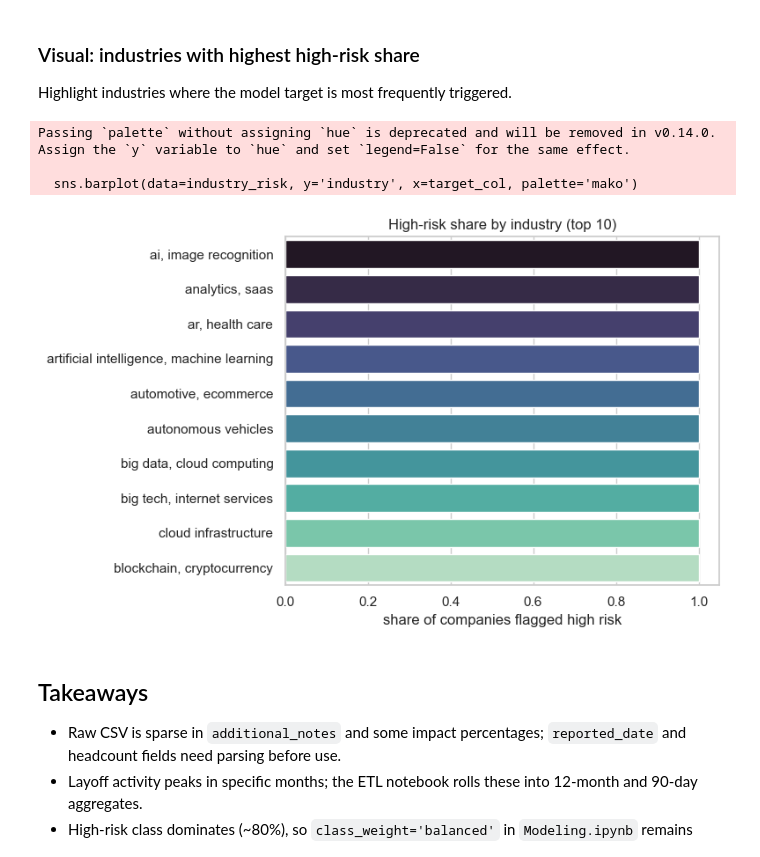
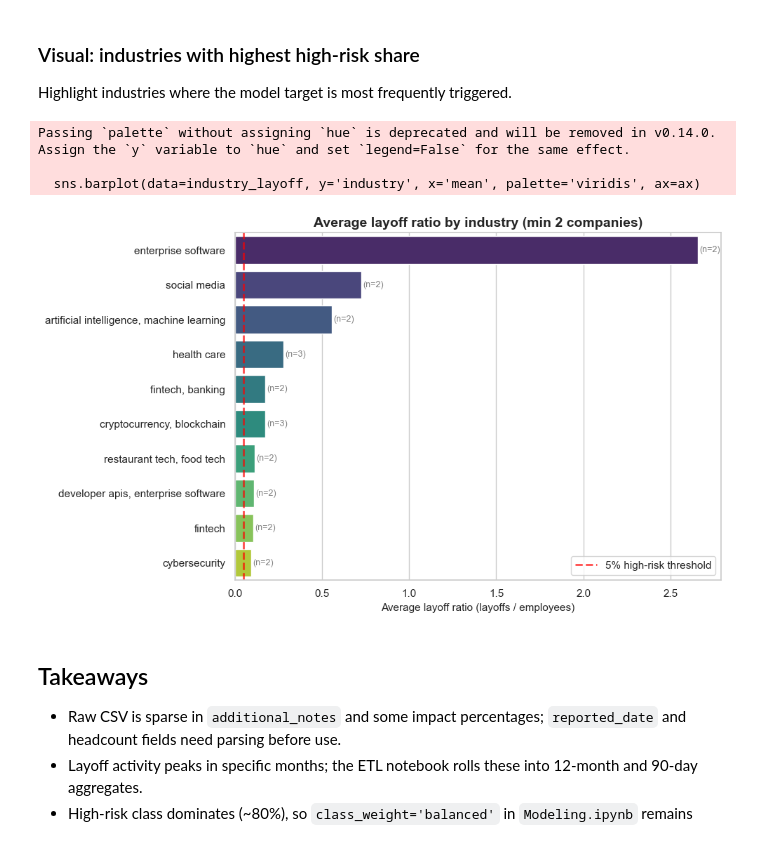
Before and after one commit to daniel29348679/NEU_6105_Finall, a Jupyter notebook: Notebooks/EDA.ipynb, the cells around one changed output. Cells and saved outputs as stored; diff of their text form; code cells hidden in the pictures.

```diff
--- a/Notebooks/EDA.ipynb
+++ b/Notebooks/EDA.ipynb
@@ -195,25 +195,42 @@ plt.show()
 Highlight industries where the model target is most frequently triggered.
 # %%
 
-industry_risk = (
-    clean_df.groupby('industry')[target_col]
-    .mean()
-    .sort_values(ascending=False)
+industry_counts = clean_df['industry'].value_counts()
+valid_industries = industry_counts[industry_counts >= 2].index
+
+industry_layoff = (
+    clean_df[clean_df['industry'].isin(valid_industries)]
+    .groupby('industry')['layoff_ratio']
+    .agg(['mean', 'count'])
+    .sort_values('mean', ascending=False)
     .head(10)
     .reset_index()
 )
-plt.figure(figsize=(8, 5))
-sns.barplot(data=industry_risk, y='industry', x=target_col, palette='mako')
-plt.title('High-risk share by industry (top 10)')
-plt.xlabel('share of companies flagged high risk')
-plt.ylabel('')
+
+fig, ax = plt.subplots(figsize=(10, 6))
+sns.barplot(data=industry_layoff, y='industry', x='mean', palette='viridis', ax=ax)
+ax.set_title('Average layoff ratio by industry (min 2 companies)',
+             fontsize=14, fontweight='bold')
+ax.set_xlabel('Average layoff ratio (layoffs / employees)', fontsize=11)
+ax.set_ylabel('')
+
+
+ax.axvline(x=0.05, color='red', linestyle='--', linewidth=2,
+           label='5% high-risk threshold', alpha=0.7)
+
+
+for i, row in industry_layoff.iterrows():
+    ax.text(row['mean'] + 0.01, i, f"(n={int(row['count'])})",
+            va='center', fontsize=9, color='gray')
+
+ax.legend(loc='lower right')
 plt.tight_layout()
 plt.show()
 # %% [output]
 Passing `palette` without assigning `hue` is deprecated and will be removed in v0.14.0. Assign the `y` variable to `hue` and set `legend=False` for the same effect.
 
-  sns.barplot(data=industry_risk, y='industry', x=target_col, palette='mako')
+  sns.barplot(data=industry_layoff, y='industry', x='mean', palette='viridis', ax=ax)
-[figure, old version]
+[figure, new version]
 # %% [markdown]
 
 ## Takeaways
```
Also changed, not shown: parts of 5 cells of this notebook.
